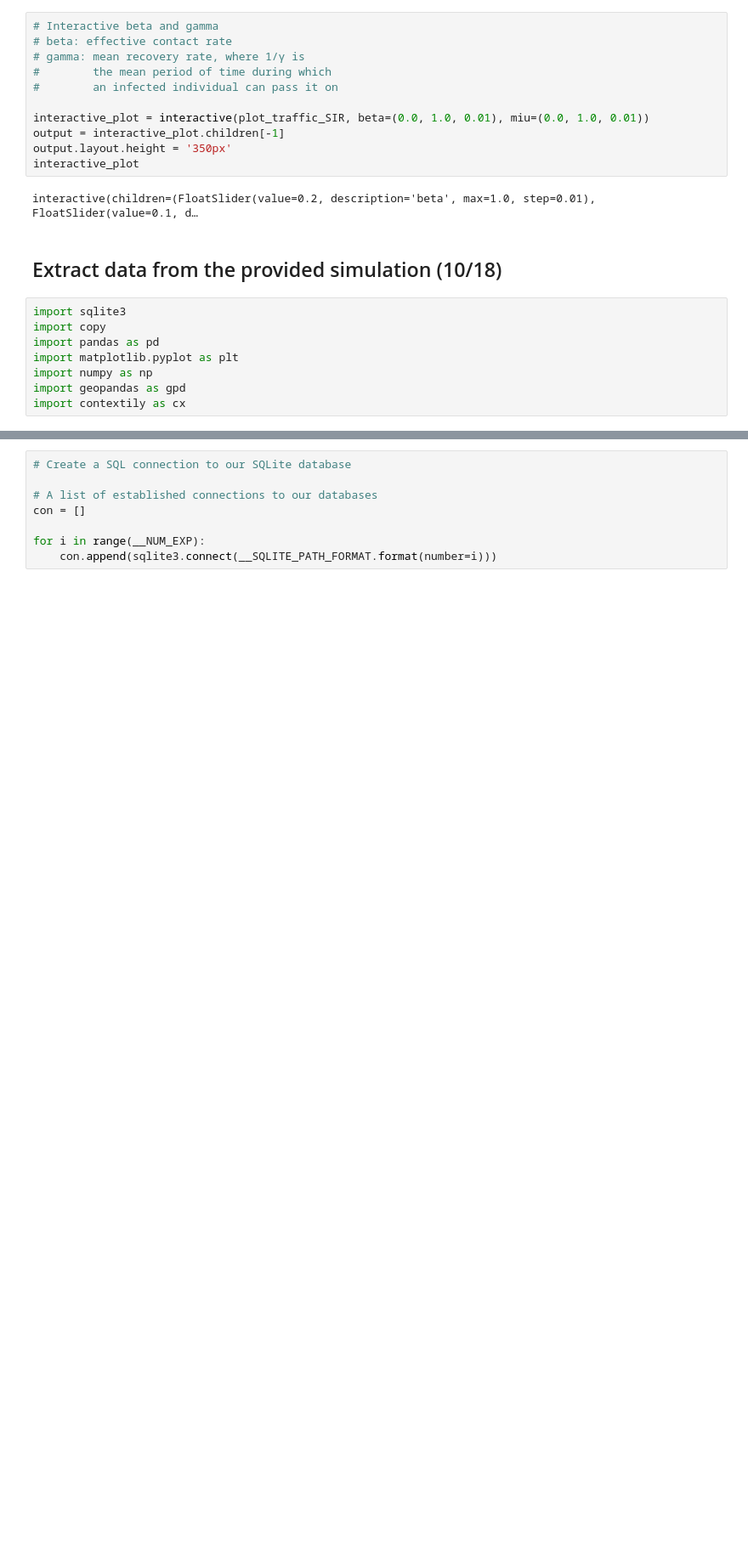
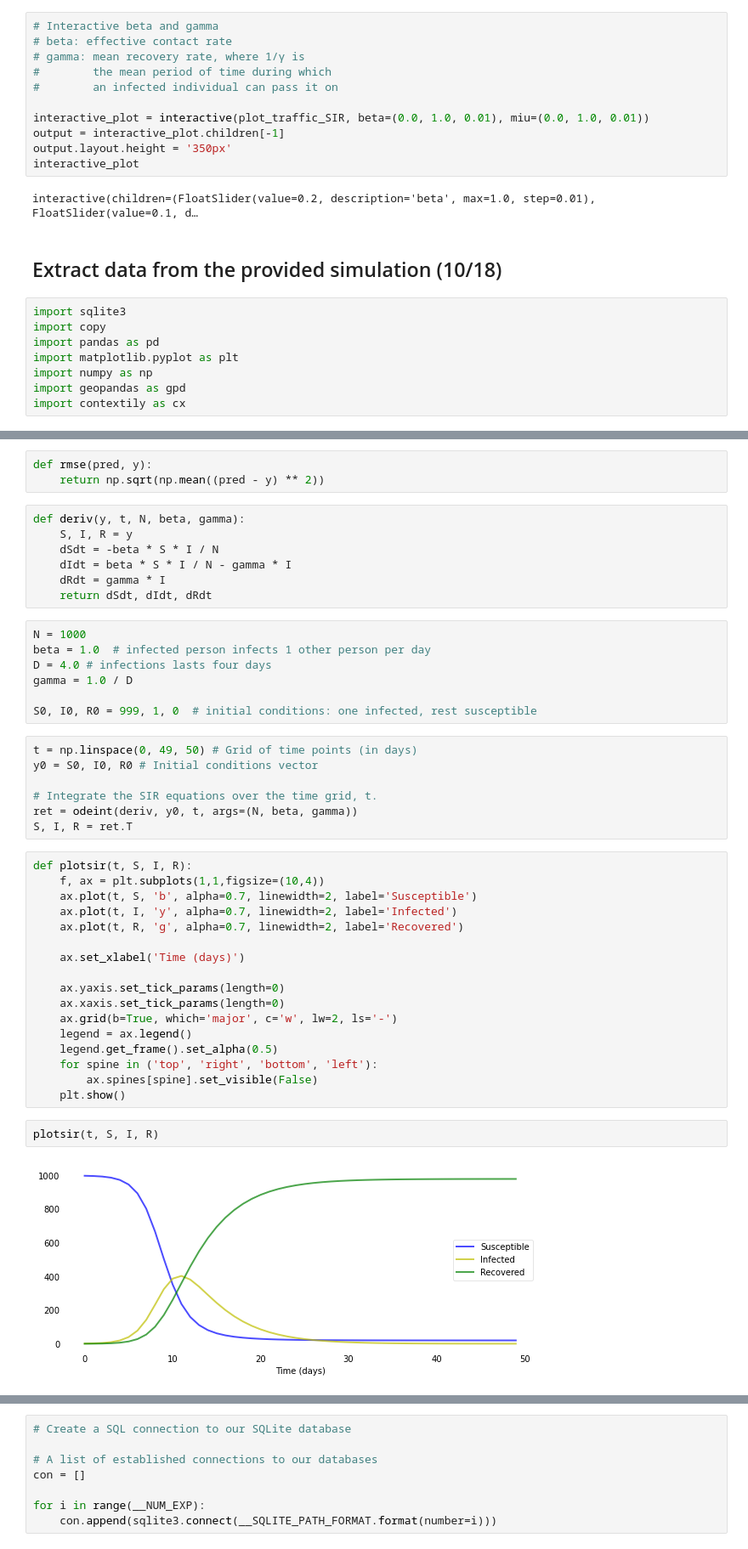
Before and after one commit to CarlQGan/SIR_Traffic, a Jupyter notebook: SIRModel.ipynb, the cells around one changed output, grey strips where cells are left out. Shown at 85% size. Drawn from its saved outputs; the diff is of its cells as text; blank space fills up the shorter version.

```diff
--- a/SIRModel.ipynb
+++ b/SIRModel.ipynb
@@ -359,0 +416,45 @@ __COLUMNS = ['ent', 'eid', 'flow_capacity', 'speed', 'travel', 'traveltime']
+# %%
+def rmse(pred, y):
+    return np.sqrt(np.mean((pred - y) ** 2))
+# %%
+def deriv(y, t, N, beta, gamma):
+    S, I, R = y
+    dSdt = -beta * S * I / N
+    dIdt = beta * S * I / N - gamma * I
+    dRdt = gamma * I
+    return dSdt, dIdt, dRdt
+# %%
+N = 1000
+beta = 1.0  # infected person infects 1 other person per day
+D = 4.0 # infections lasts four days
+gamma = 1.0 / D
+
+S0, I0, R0 = 999, 1, 0  # initial conditions: one infected, rest susceptible
+# %%
+t = np.linspace(0, 49, 50) # Grid of time points (in days)
+y0 = S0, I0, R0 # Initial conditions vector
+
+# Integrate the SIR equations over the time grid, t.
+ret = odeint(deriv, y0, t, args=(N, beta, gamma))
+S, I, R = ret.T
+# %%
+def plotsir(t, S, I, R):
+    f, ax = plt.subplots(1,1,figsize=(10,4))
+    ax.plot(t, S, 'b', alpha=0.7, linewidth=2, label='Susceptible')
+    ax.plot(t, I, 'y', alpha=0.7, linewidth=2, label='Infected')
+    ax.plot(t, R, 'g', alpha=0.7, linewidth=2, label='Recovered')
+
+    ax.set_xlabel('Time (days)')
+
+    ax.yaxis.set_tick_params(length=0)
+    ax.xaxis.set_tick_params(length=0)
+    ax.grid(b=True, which='major', c='w', lw=2, ls='-')
+    legend = ax.legend()
+    legend.get_frame().set_alpha(0.5)
+    for spine in ('top', 'right', 'bottom', 'left'):
+        ax.spines[spine].set_visible(False)
+    plt.show()
+# %%
+plotsir(t, S, I, R)
+# %% [output]
+[figure, added]
```
Also changed, not shown: parts of 25 cells of this notebook, 2 other files.
